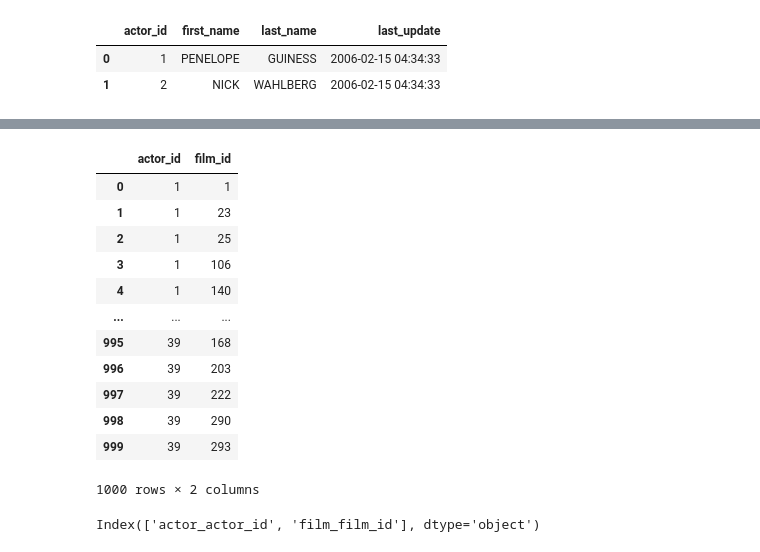
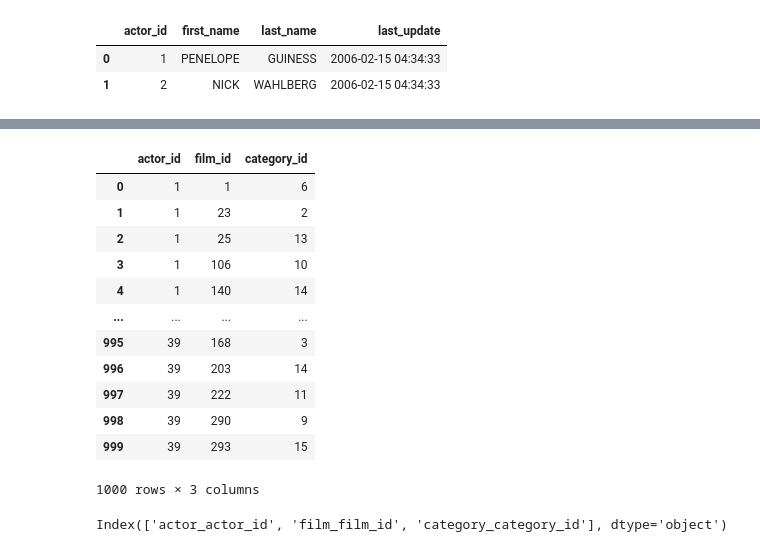
Before and after one commit to sergiomessaoudi/w4-database-project, a Jupyter notebook: Solutions.ipynb, the cells around one changed output, grey strips where cells are left out. Cells and saved outputs as stored; diff of their text form; code cells hidden in the pictures.

```diff
--- a/Solutions.ipynb
+++ b/Solutions.ipynb
@@ -189,27 +172,27 @@ film_actor.head()
 #Mergeamos film_actor con films (df3)
 # %%
 film_actor = film_actor.merge(df3, how='left', on=["title","release_year"])
-film_actor2 = film_actor[["actor_id", "film_id"]]
+film_actor2 = film_actor[["actor_id", "film_id","category_id"]]
 film_actor2
 # %% [output]
-|  | actor_id | film_id |
-| 0 | 1 | 1 |
-| 1 | 1 | 23 |
-| 2 | 1 | 25 |
-| 3 | 1 | 106 |
-| 4 | 1 | 140 |
-| ... | ... | ... |
-| 995 | 39 | 168 |
-| 996 | 39 | 203 |
-| 997 | 39 | 222 |
-| 998 | 39 | 290 |
-| 999 | 39 | 293 |
+|  | actor_id | film_id | category_id |
+| 0 | 1 | 1 | 6 |
+| 1 | 1 | 23 | 2 |
+| 2 | 1 | 25 | 13 |
+| 3 | 1 | 106 | 10 |
+| 4 | 1 | 140 | 14 |
+| ... | ... | ... | ... |
+| 995 | 39 | 168 | 3 |
+| 996 | 39 | 203 | 14 |
+| 997 | 39 | 222 | 11 |
+| 998 | 39 | 290 | 9 |
+| 999 | 39 | 293 | 15 |
-1000 rows × 2 columns
+1000 rows × 3 columns
 # %%
-film_actor2.columns = ['actor_actor_id','film_film_id']
+film_actor2.columns = ['actor_actor_id','film_film_id',"category_category_id"]
 film_actor2.columns
 # %% [output]
-Index(['actor_actor_id', 'film_film_id'], dtype='object')
+Index(['actor_actor_id', 'film_film_id', 'category_category_id'], dtype='object')
 # %%
 cols=film_actor2.columns.tolist()
 cols
```
Also changed, not shown: parts of 7 cells of this notebook, 1 other file.
